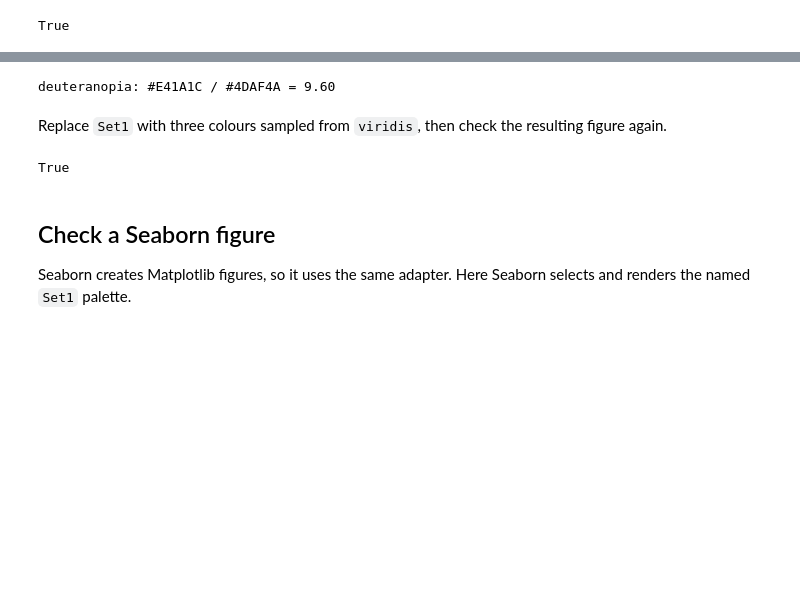
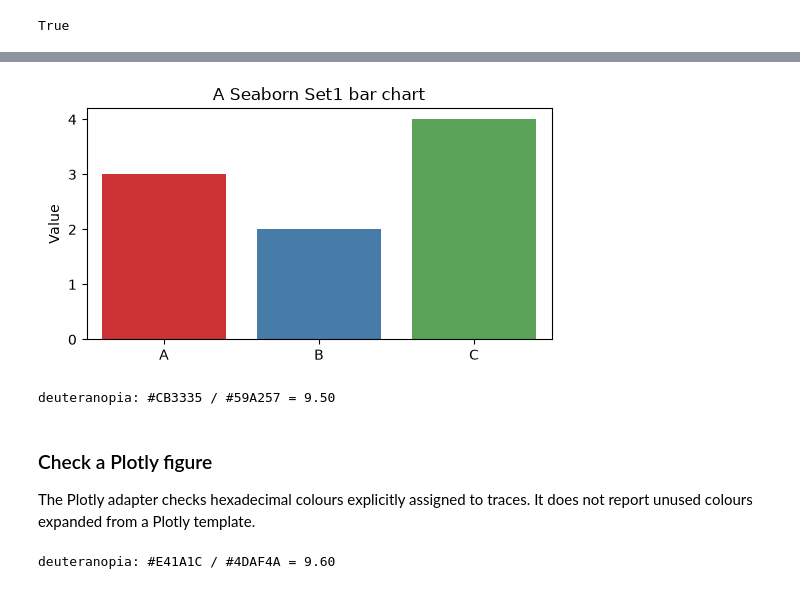
Before and after one commit to a-lfns/cvdlint, a Jupyter notebook: docs/tutorials/runtime-checks.ipynb, the cells around one changed output, grey strips where cells are left out. Drawn from its saved outputs; the diff is of its cells as text; code cells hidden in the pictures; blank space fills up the shorter version.

```diff
--- a/docs/tutorials/runtime-checks.ipynb
+++ b/docs/tutorials/runtime-checks.ipynb
@@ -16,0 +11,9 @@ False
+# %%
+confusable = ["#E41A1C", "#4DAF4A", "#377EB8"]
+accessible = ["#440154", "#21918C", "#FDE725"]
+confusable_result = palette_check(confusable)
+accessible_result = palette_check(accessible)
+{
+    "confusable_pass": confusable_result.passed,
+    "accessible_pass": accessible_result.passed,
+}
@@ -17,5 +22,5 @@ False
 # %%
-for problem in result.problems:
+for problem in confusable_result.problems:
     print(
         f"{problem.condition}: {problem.first_color} / "
         f"{problem.second_color} = {problem.distance:.2f} "
@@ -74 +99,28 @@ fig
+# %%
+import seaborn as sns
+
+seaborn_fig, seaborn_ax = plt.subplots(figsize=(6, 3))
+sns.barplot(
+    x=["A", "B", "C"],
+    y=[3, 2, 4],
+    hue=["A", "B", "C"],
+    palette="Set1",
+    ax=seaborn_ax,
+)
+seaborn_ax.set(title="A Seaborn Set1 bar chart", ylabel="Value")
+display(seaborn_fig)
+plt.close(seaborn_fig)
+seaborn_result = check_figure(seaborn_fig)
+for problem in seaborn_result.problems:
+    print(
+        f"{problem.condition}: {problem.first_color} / "
+        f"{problem.second_color} = {problem.distance:.2f}"
+    )
+# %% [output]
+[figure, added]
+deuteranopia: #CB3335 / #59A257 = 9.50
+# %% [markdown]
+### Check a Plotly figure
+
+The Plotly adapter checks hexadecimal colours explicitly assigned to traces. It does not report unused colours expanded from a Plotly template.
 # %%
@@ -81,16 +144,2 @@ for problem in figure_result.problems:
 # %% [output]
 deuteranopia: #E41A1C / #4DAF4A = 9.60
-# %% [markdown]
-Replace `Set1` with three colours sampled from `viridis`, then check the resulting figure again.
-# %%
-viridis = [plt.colormaps["viridis"](x) for x in (0.0, 0.5, 1.0)]
-safe_fig, safe_ax = plt.subplots(figsize=(6, 3))
-safe_ax.bar(["A", "B", "C"], [3, 2, 4], color=viridis)
-safe_ax.set(title="A viridis bar chart", ylabel="Value")
-check_figure(safe_fig).passed
-# %% [output]
-True
-# %% [markdown]
-## Check a Seaborn figure
-
-Seaborn creates Matplotlib figures, so it uses the same adapter. Here Seaborn selects and renders the named `Set1` palette.
```
Also changed, not shown: parts of 24 cells of this notebook, 9 other files.
